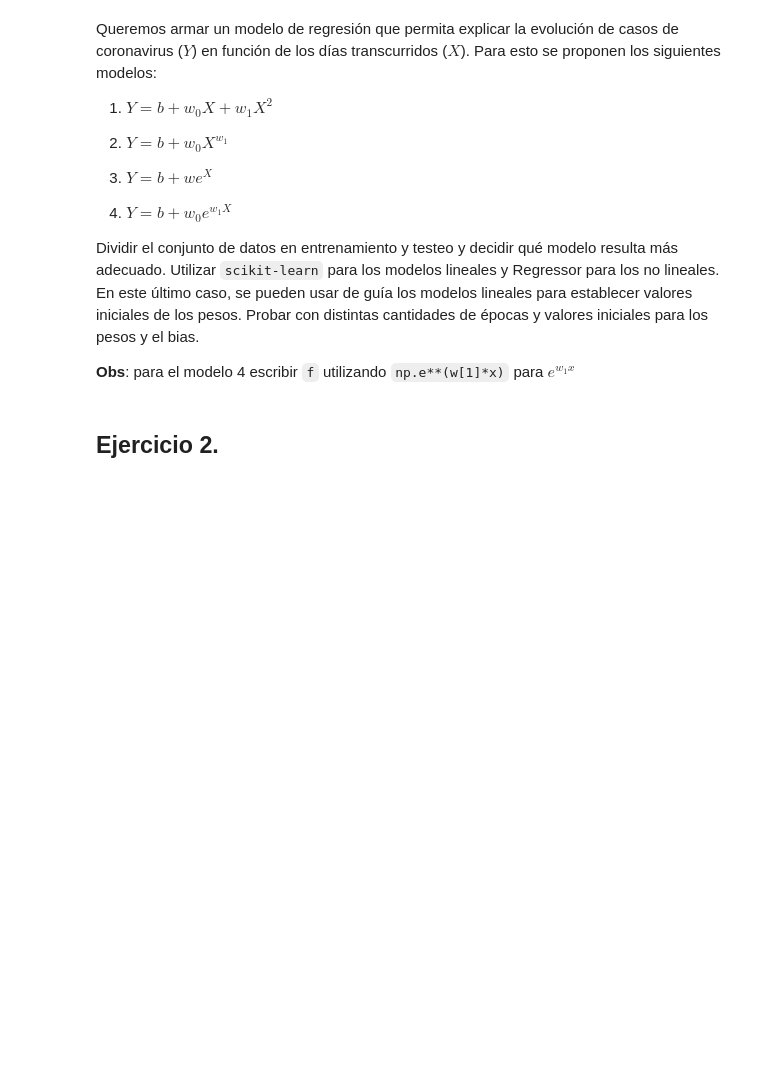
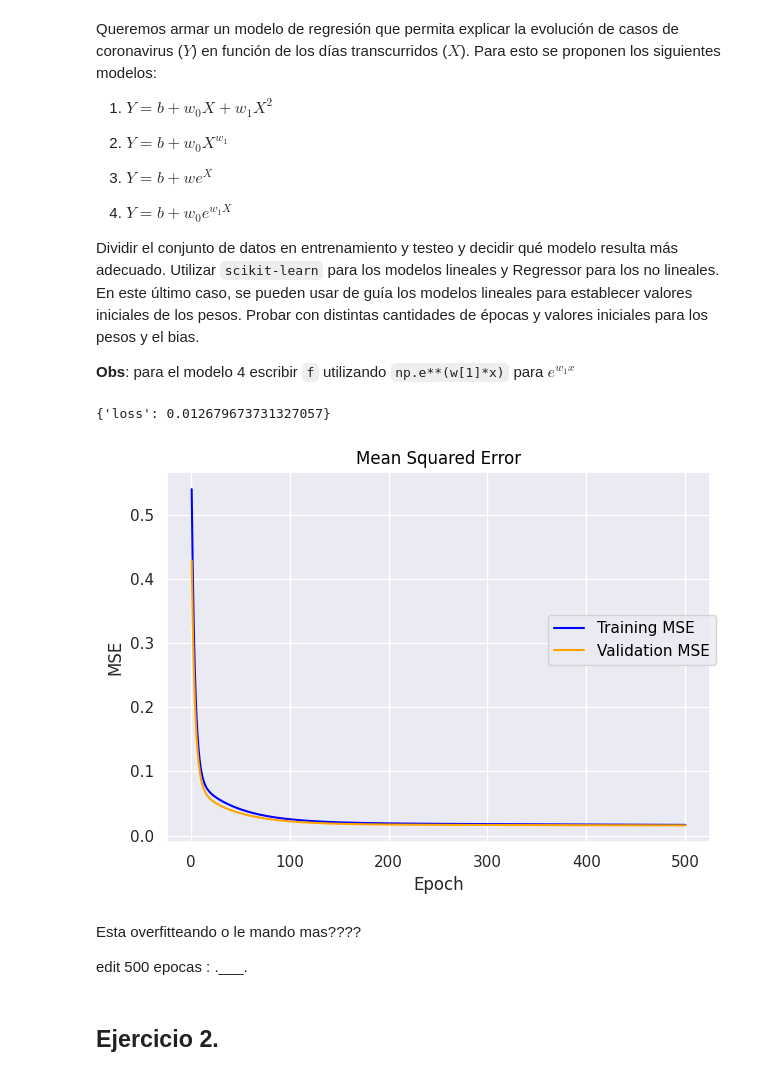
Before and after one commit to lmendezayl/uba-ldd-ic, a Jupyter notebook: guias/soluciones/practica10.ipynb, the cells around one changed output. Cells and saved outputs as stored; diff of their text form; code cells hidden in the pictures; blank space fills up the shorter version.

Commit message:
checkpoint update de grafico de tf_regressor

```diff
--- a/guias/soluciones/practica10.ipynb
+++ b/guias/soluciones/practica10.ipynb
@@ -83,3 +84,26 @@ Queremos armar un modelo de regresión que permita explicar la evolución de cas
 Dividir el conjunto de datos en entrenamiento y testeo y decidir qué modelo resulta más adecuado. Utilizar `scikit-learn` para los modelos lineales y Regressor para los no lineales. En este último caso, se pueden usar de guía los modelos lineales para establecer valores iniciales de los pesos. Probar con distintas cantidades de épocas y valores iniciales para los pesos y el bias.
 
 **Obs**: para el modelo 4 escribir `f` utilizando `np.e**(w[1]*x)` para $e^{w_1x}$
+# %%
+y = corona['confirmados_Nuevos']
+X = corona['dias_transcurridos']
+
+X_train, X_test, y_train, y_test = train_test_split_scale_center(X, y, transform_y=True, center=False, test_size=0.2, random_state=42)
+
+# Primer Modelo: Y = b + w_0 X + w_1 X^2
+f1 = lambda x, w, b: b + tf.cast(w[0], x.dtype)*x + tf.cast(w[1], x.dtype)*(x**2) # estamos usando las variables de lambda
+
+model_1 = Regressor()  # iniciamos el modelo
+model_1.add_f(f1, dim_w=2, random_state=42, opt='gd') # definimos arquitecutra de red neuronal
+model_1.fit_(X_train, y_train, epochs=500, validation_split=0.2, verbose=0, learning_rate=0.05)
+print(model_1.evaluate(X_test.to_numpy(), y_test.to_numpy(), return_dict=True, verbose=0, batch_size=len(y_test)))
+# %% [output]
+{'loss': 0.012679673731327057}
+# %%
+model_1.plot_loss() # la solucion era castear w de np.array a tensor!!!!
+# %% [output]
+[figure, added]
+# %% [markdown]
+Esta overfitteando o le mando mas????
+
+edit 500 epocas : .___.
```
Also changed, not shown: parts of 5 cells of this notebook.
